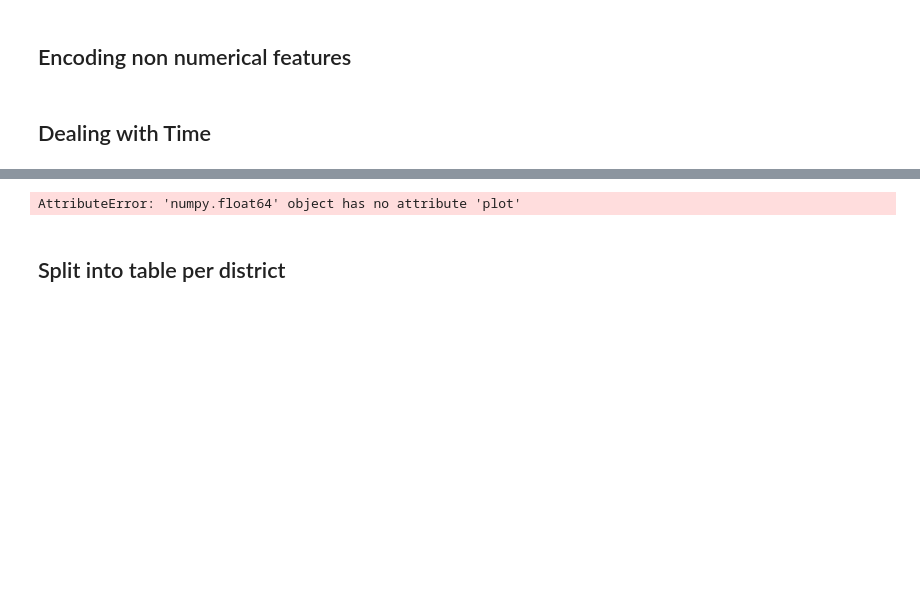
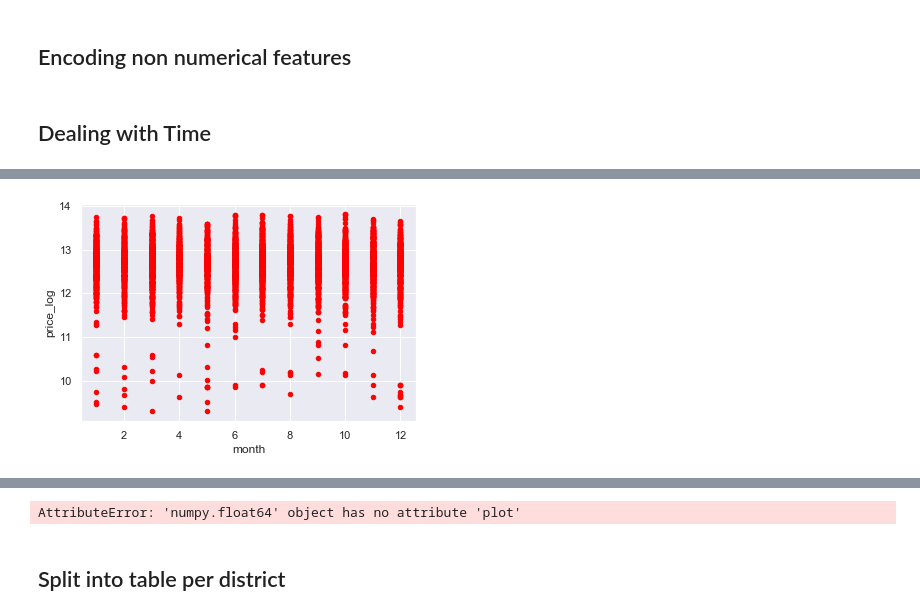
Before and after one commit to davidmaceachern/QAC020X303, a Jupyter notebook: notebooks/investigation.ipynb, the cells around one changed output, grey strips where cells are left out. Drawn from its saved outputs; the diff is of its cells as text; code cells hidden in the pictures; blank space fills up the shorter version.

```diff
--- a/notebooks/investigation.ipynb
+++ b/notebooks/investigation.ipynb
@@ -178 +231,7 @@ df
+# %%
+# a scatter plot
+df.plot(kind='scatter',x='month',y='price_log',color='red')
+plotty.show()
+# %% [output]
+[figure, added]
 # %%
```
Also changed, not shown: parts of 27 cells of this notebook, 5 other files.
